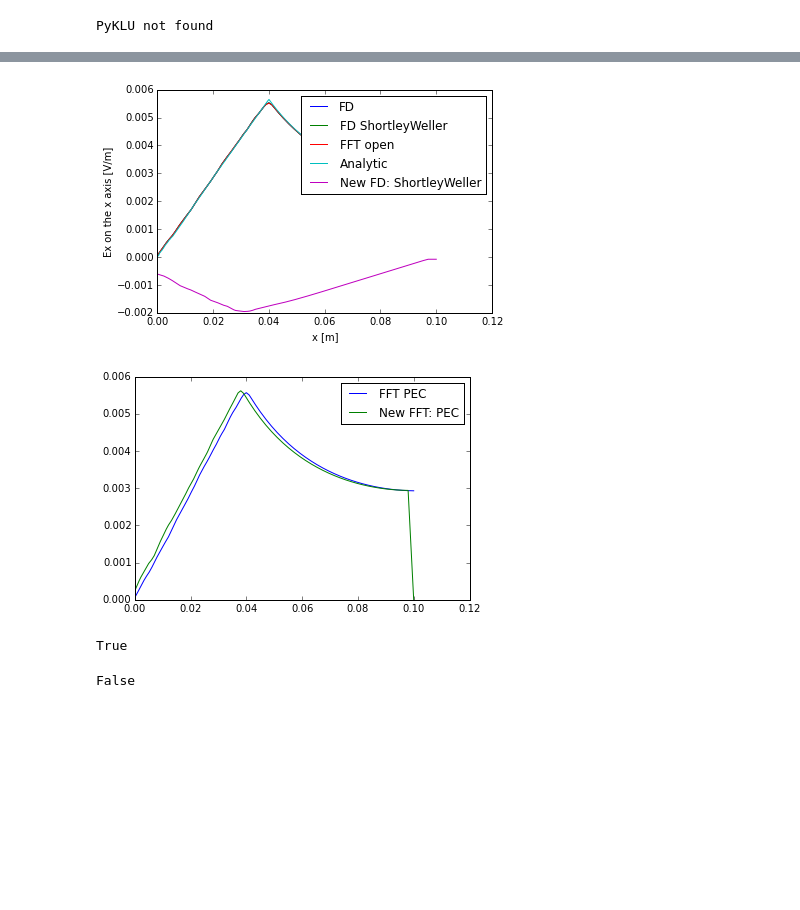
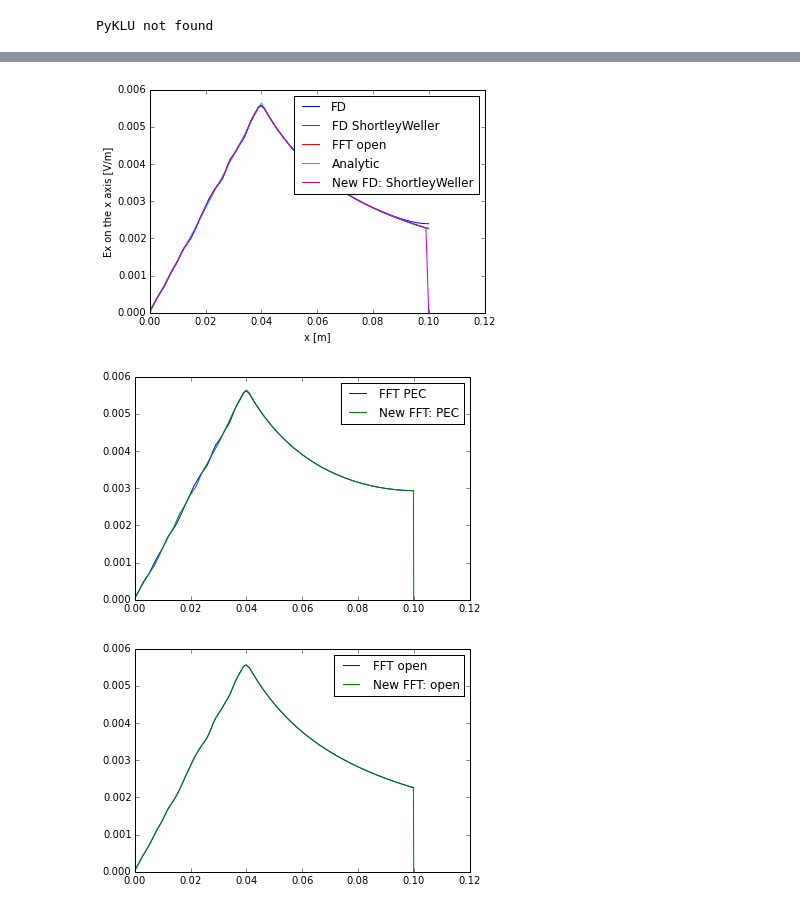
Before and after one commit to PyCOMPLETE/PyPIC, a Jupyter notebook: itest/Itest_000_Round_Chamber.ipynb, the cells around one changed output, grey strips where cells are left out. Drawn from its saved outputs; the diff is of its cells as text; code cells hidden in the pictures; blank space fills up the shorter version.

```diff
--- a/itest/Itest_000_Round_Chamber.ipynb
+++ b/itest/Itest_000_Round_Chamber.ipynb
@@ -35,8 +35,8 @@ eps0 = epsilon_0
 chamber = ell.ellip_cham_geom_object(x_aper = R_cham, y_aper = R_cham)
 
 
-poissonsolver = FD.FiniteDifferences_ShortleyWeller_SquareGrid_extrapolation(chamb=chamber, Dh=Dh)
-#poissonsolver = FD.FiniteDifferences_ShortleyWeller_SquareGrid(chamb=chamber, Dh=Dh, ext_boundary=True)
+#poissonsolver = FD.FiniteDifferences_ShortleyWeller_SquareGrid_extrapolation(chamb=chamber, Dh=Dh)
+poissonsolver = FD.FiniteDifferences_ShortleyWeller_SquareGrid(chamb=chamber, Dh=Dh, ext_boundary=False)
 
 poissonsolver_FFT = FFT.FFT_OpenBoundary_SquareGrid(x_aper=chamber.x_aper, y_aper=chamber.y_aper, Dh=Dh)
 poissonsolver_FFT_PEC = FFT.FFT_PEC_Boundary_SquareGrid(x_aper=chamber.x_aper, y_aper=chamber.y_aper, Dh=Dh)
@@ -47,12 +47,12 @@ mesh = RectMesh2D(poissonsolver_FFT.bias_x,
                   poissonsolver_FFT.Nxg,
                   poissonsolver_FFT.Nyg)
 
-print(mesh.nx, mesh.ny)
+print('mesh nx, ny: ' + str(mesh.nx) + ',' + str(mesh.ny))
 
 
 
-new_pp = PyPIC_Fortran_M2P_P2M(mesh, poissonsolver, gradient=poissonsolver.gradient)
-#new_pp = PyPIC(mesh, poissonsolver, gradient=poissonsolver.gradient)
+#new_pp = PyPIC_Fortran_M2P_P2M(mesh, poissonsolver, gradient=poissonsolver.gradient)
+new_pp = PyPIC(mesh, poissonsolver, gradient=poissonsolver.gradient)
 
 new_pp_FFT = PyPIC_Fortran_M2P_P2M(mesh, poissonsolver_FFT)
 new_pp_FFT_PEC = PyPIC_Fortran_M2P_P2M(mesh, poissonsolver_FFT_PEC)
@@ -233,33 +250,32 @@ plt.show()
 # %%
 plt.close('all')
 plt.plot(x_probes, Ex_FD, label = 'FD')
 plt.plot(x_probes, Ex_FDSW, label = 'FD ShortleyWeller')
 plt.plot(x_probes, Ex_FFT_old, label = 'FFT open')
 plt.plot(x_probes, E_r_th, label = 'Analytic')
 plt.plot(x_probes, Ex, label = 'New FD: ShortleyWeller')
-#plt.plot(x_probes, Ex_FFT, label = 'New FFT: open')
 
 #pl.plot(picFFT.xg, picFFT.efx[picFFT.ny/2, :])
 plt.legend()
 plt.ylabel('Ex on the x axis [V/m]')
 plt.xlabel('x [m]')
 
 plt.show()
 
 plt.plot(x_probes, Ex_FFT_PEC_old, label = 'FFT PEC')
 plt.plot(x_probes, Ey_FFT_PEC, label='New FFT: PEC')
+
 plt.legend()
 plt.show()
+
+plt.plot(x_probes, Ex_FFT_old, label = 'FFT open')
+plt.plot(x_probes, Ey_FFT, label='New FFT: open')
+
+plt.legend()
+plt.show()
 # %% [output]
-[figure, old version]
+[figure, new version]
-[figure, old version]
+[figure, new version]
+[figure, added]
-# %%
-np.allclose(phi_FFT, picFFT.phi.T)
-# %% [output]
-True
-# %%
-np.allclose(efx.reshape(mesh.ny, mesh.nx), picFFT.efx.reshape(mesh.ny, mesh.nx))
-# %% [output]
-False
 # %%
 phi_FFT.shape
```
Also changed, not shown: parts of 5 cells of this notebook, 3 other files.
